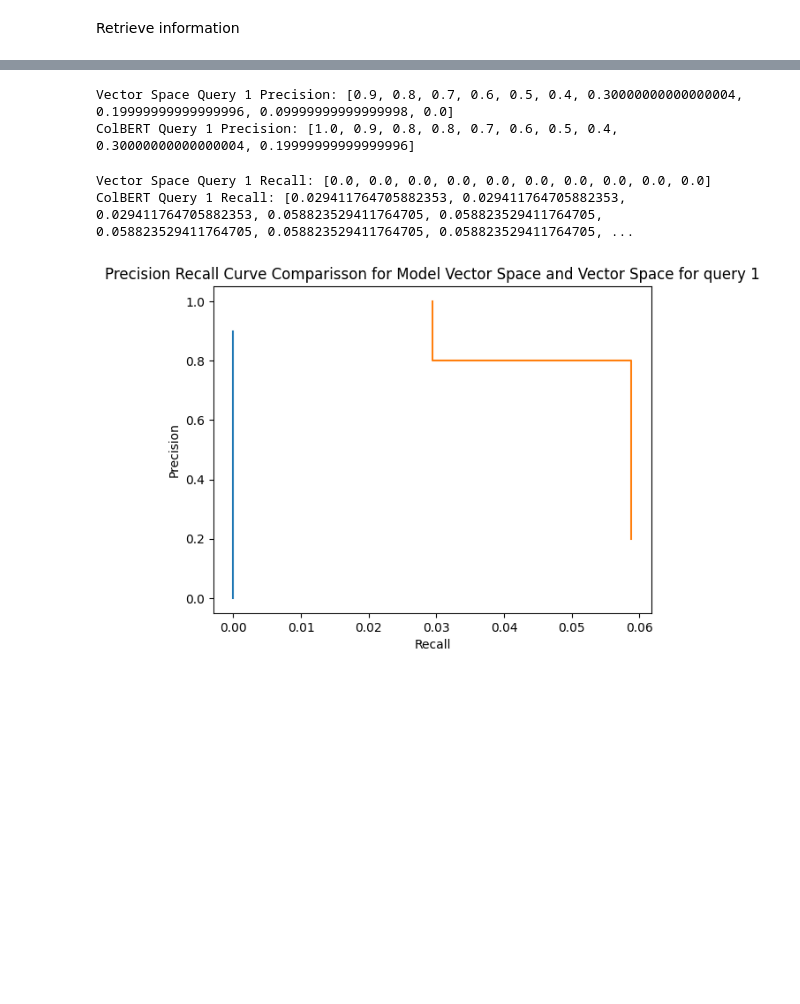
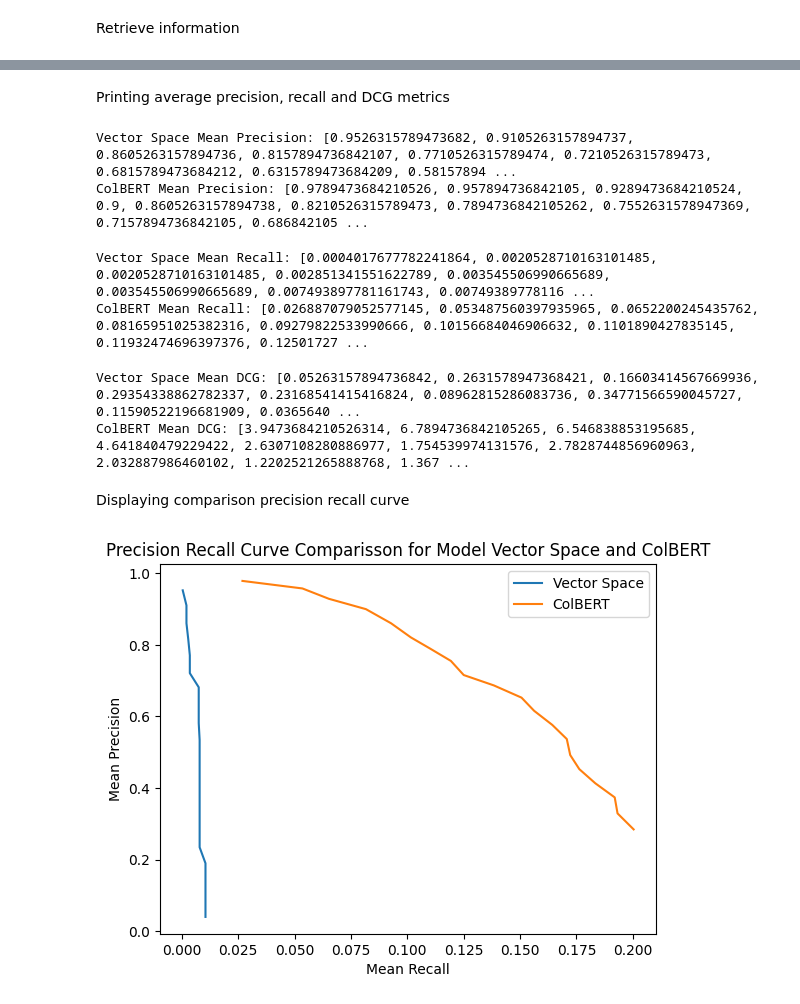
Before and after one commit to GregKapadoukas/University-Information-Retrieval, a Jupyter notebook: Code/main.ipynb, the cells around one changed output, grey strips where cells are left out. Cells and saved outputs as stored; diff of their text form; code cells hidden in the pictures; blank space fills up the shorter version.

Commit message:
Added DCG metrics

```diff
--- a/Code/main.ipynb
+++ b/Code/main.ipynb
@@ -135,5 +134,4 @@ with open("../Dataset/Queries_20") as queries:
         query_stemmer=ps,
     )
 # %%
-vectorSpaceResults = [vectorSpace.lookup(str(i), 10) for i in range(20)]
-print(vectorSpaceResults)
+vectorSpaceResults = [vectorSpace.lookup(str(i), 20) for i in range(20)]
@@ -396,0 +376,35 @@ queries.close()
+# %%
+correctAnswers = []
+
+
+def processRelevant(relevant_string):
+    relevant_string = relevant_string.split()
+    relevant = {}
+    flag = False
+    for text in relevant_string:
+        if not flag:
+            doc_id = text
+            flag = True
+        else:
+            score = 0
+            for digit in text:
+                score += int(digit)
+            relevant[doc_id] = score  # type: ignore
+            flag = False
+    relevant = dict(sorted(relevant.items(), key=lambda item: item[1], reverse=True))
+    return relevant
+
+
+with open("../Dataset/cfquery_detailed", "r") as relevant:
+    relevant_per_query = ""
+    flag = False
+    for line in relevant:
+        if flag is False and line[0:2] == "RD":
+            flag = True
+            relevant_per_query += line[3:]
+        elif flag is True and line[0:2] == "QN":
+            flag = False
+            correctAnswers.append(processRelevant(relevant_per_query))
+            relevant_per_query = ""
+        elif flag is True:
+            relevant_per_query += line
@@ -397,19 +413,29 @@ queries.close()
 # %%
-vectorSpaceResults = ModelResults(vectorSpaceResults, realAnswers, "Vector Space")
-colbertResults = ModelResults(colbertResults, realAnswers, "Vector Space")
+vectorSpaceResults = ModelResults(vectorSpaceResults, correctAnswers, "Vector Space")
+colbertResults = ModelResults(colbertResults, correctAnswers, "ColBERT")
+# %% [markdown]
+Printing average precision, recall and DCG metrics
 # %%
-print(f"Vector Space Query 1 Precision: {vectorSpaceResults.getPrecision(0)}")
-print(f"ColBERT Query 1 Precision: {colbertResults.getPrecision(0)}")
+print(f"Vector Space Mean Precision: {vectorSpaceResults.getMeanPrecision()}")
+print(f"ColBERT Mean Precision: {colbertResults.getMeanPrecision()}")
 # %% [output]
-Vector Space Query 1 Precision: [0.9, 0.8, 0.7, 0.6, 0.5, 0.4, 0.30000000000000004, 0.19999999999999996, 0.09999999999999998, 0.0]
-ColBERT Query 1 Precision: [1.0, 0.9, 0.8, 0.8, 0.7, 0.6, 0.5, 0.4, 0.30000000000000004, 0.19999999999999996]
+Vector Space Mean Precision: [0.9526315789473682, 0.9105263157894737, 0.8605263157894736, 0.8157894736842107, 0.7710526315789474, 0.7210526315789473, 0.6815789473684212, 0.6315789473684209, 0.58157894 ...
+ColBERT Mean Precision: [0.9789473684210526, 0.957894736842105, 0.9289473684210524, 0.9, 0.8605263157894738, 0.8210526315789473, 0.7894736842105262, 0.7552631578947369, 0.7157894736842105, 0.686842105 ...
 # %%
-print(f"Vector Space Query 1 Recall: {vectorSpaceResults.getRecall(0)}")
-print(f"ColBERT Query 1 Recall: {colbertResults.getRecall(0)}")
+print(f"Vector Space Mean Recall: {vectorSpaceResults.getMeanRecall()}")
+print(f"ColBERT Mean Recall: {colbertResults.getMeanRecall()}")
 # %% [output]
-Vector Space Query 1 Recall: [0.0, 0.0, 0.0, 0.0, 0.0, 0.0, 0.0, 0.0, 0.0, 0.0]
-ColBERT Query 1 Recall: [0.029411764705882353, 0.029411764705882353, 0.029411764705882353, 0.058823529411764705, 0.058823529411764705, 0.058823529411764705, 0.058823529411764705, 0.058823529411764705, ...
+Vector Space Mean Recall: [0.0004017677782241864, 0.0020528710163101485, 0.0020528710163101485, 0.002851341551622789, 0.003545506990665689, 0.003545506990665689, 0.007493897781161743, 0.00749389778116 ...
+ColBERT Mean Recall: [0.026887079052577145, 0.053487560397935965, 0.0652200245435762, 0.08165951025382316, 0.09279822533990666, 0.10156684046906632, 0.1101890427835145, 0.11932474696397376, 0.12501727 ...
+# %%
+print(f"Vector Space Mean DCG: {vectorSpaceResults.getMeanDCG()}")
+print(f"ColBERT Mean DCG: {colbertResults.getMeanDCG()}")
+# %% [output]
+Vector Space Mean DCG: [0.05263157894736842, 0.2631578947368421, 0.16603414567669936, 0.29354338862782337, 0.23168541415416824, 0.08962815286083736, 0.34771566590045727, 0.11590522196681909, 0.0365640 ...
+ColBERT Mean DCG: [3.9473684210526314, 6.7894736842105265, 6.546838853195685, 4.641840479229422, 2.6307108280886977, 1.754539974131576, 2.7828744856960963, 2.032887986460102, 1.2202521265888768, 1.367 ...
+# %% [markdown]
+Displaying comparison precision recall curve
 # %%
-vectorSpaceResults.compare_precision_recall_curve(colbertResults, 0)
+vectorSpaceResults.compare_mean_precision_recall_curve(colbertResults)
 # %% [output]
-[figure, old version]
+[figure, new version]
```
Also changed, not shown: parts of 14 cells of this notebook, 4 other files.
